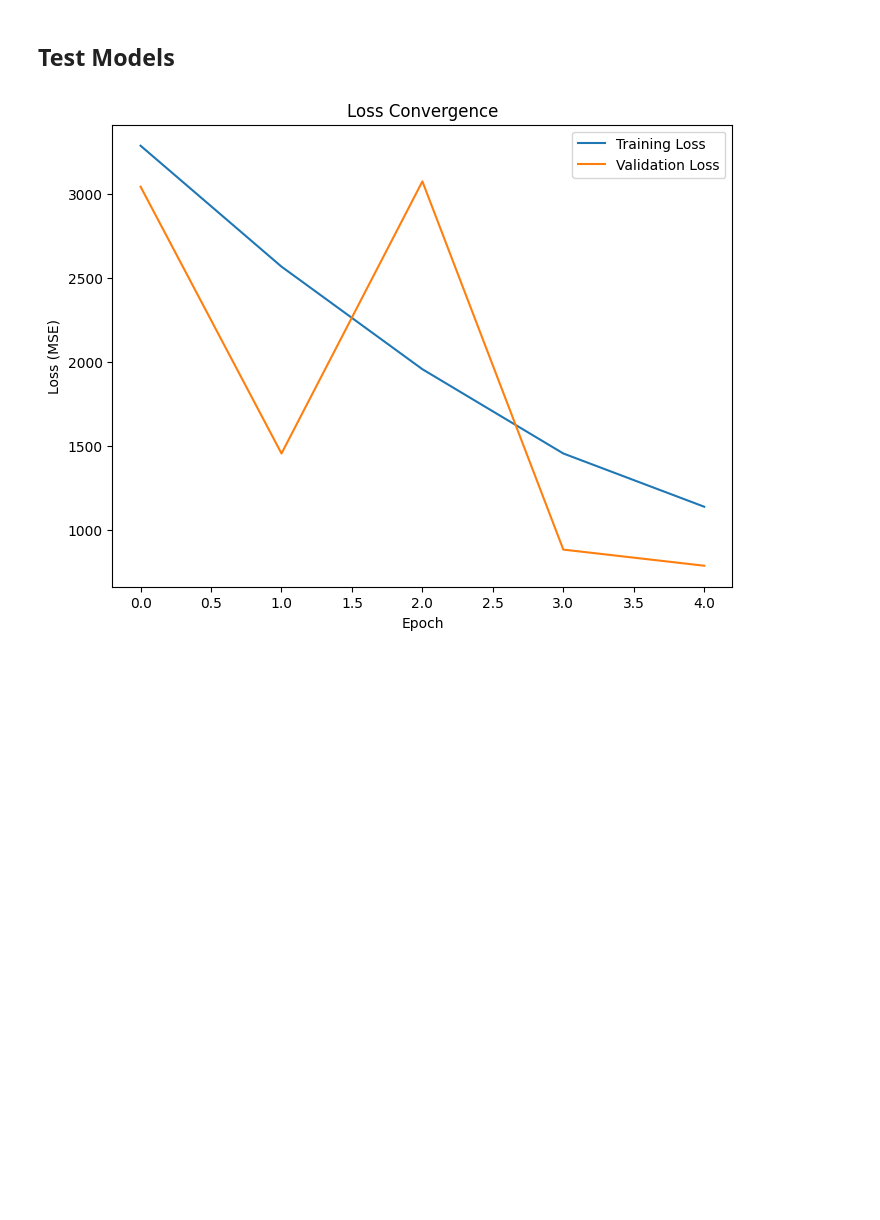
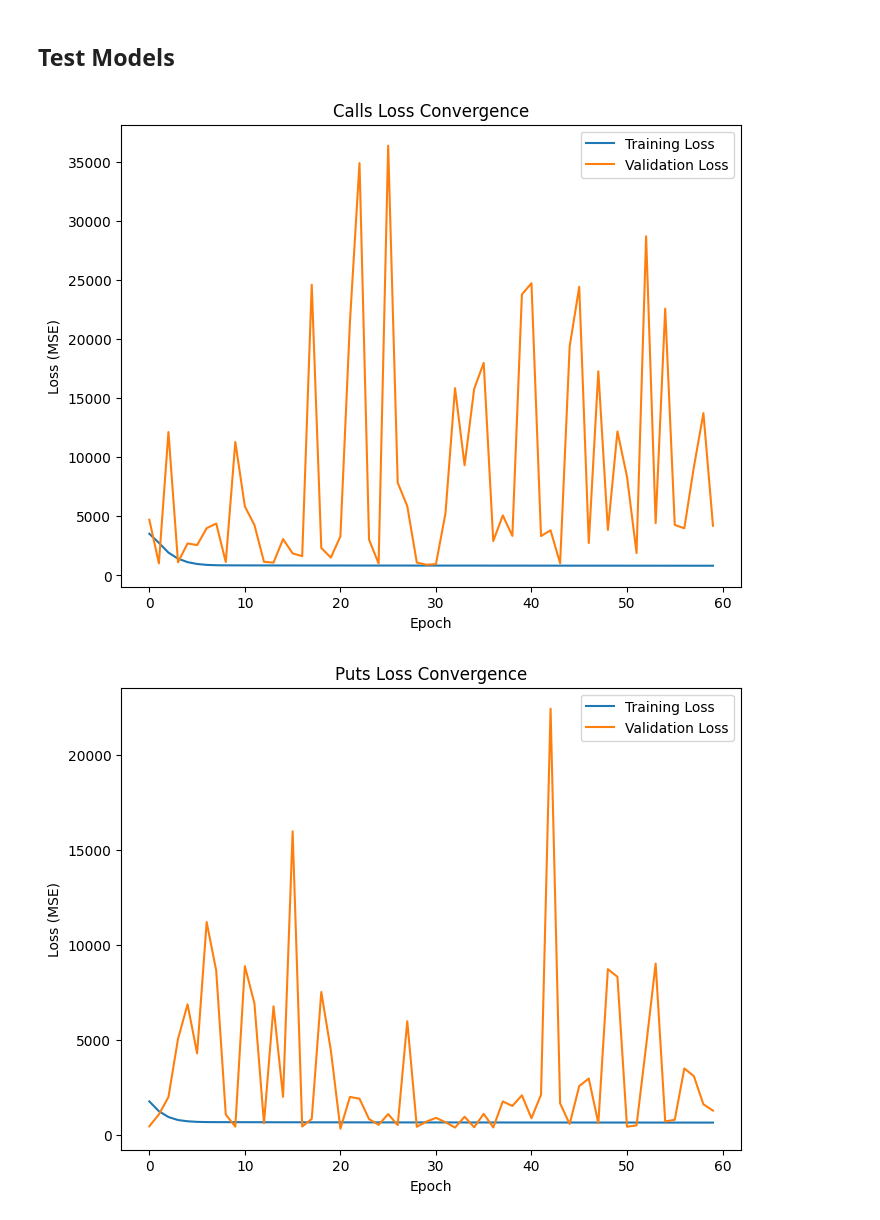
Before and after one commit to AdamK14/CS-4641-Project, a Jupyter notebook: LSTM/lstm.ipynb, the cells around one changed output. Cells and saved outputs as stored; diff of their text form; code cells hidden in the pictures; blank space fills up the shorter version.

Commit message:
reconfigured lstm

```diff
--- a/LSTM/lstm.ipynb
+++ b/LSTM/lstm.ipynb
@@ -90,9 +121,8 @@ print(calls_df.columns.tolist())
 ## Hyperparameters
 # %%
 N_TIMESTEPS = 20
-NUM_FEATURES = 7
-HIDDEN_LAYERS = 2
-BATCH_SIZE = 1024
+NUM_FEATURES = 4
+BATCH_SIZE = 4096
 EPOCHS = 60
 # %% [markdown]
 ## Rolling Window Logic
@@ -234,19 +310,37 @@ def create_lstm_model(n_timesteps, n_features, lstm_units=32, dense_layers=2, de
 # %% [markdown]
 ## Training for Calls
 # %%
-n_timesteps = X_call_train.shape[1]
-n_features = X_call_train.shape[2]
+# Suppose X_call_train is (N, 25).
+N = X_call_train.shape[0]
 
-call_model = create_lstm_model(n_timesteps=n_timesteps, n_features=n_features)
-call_model.compile(optimizer=Adam(learning_rate=1e-5), loss='mse')
+# The first 5 columns = static features
+X_call_train_static = X_call_train[:, :5]  # shape => (N, 5)
+
+# The last 20 columns = time series
+X_call_train_lstm   = X_call_train[:, 5:].reshape(N, 20, 1)  # shape => (N, 20, 1)
+
+# Do the same for X_call_test
+N_test = X_call_test.shape[0]
+X_call_test_static = X_call_test[:, :5]
+X_call_test_lstm   = X_call_test[:, 5:].reshape(N_test, 20, 1)
+
+call_model = create_multi_input_model(
+    n_timesteps=N_TIMESTEPS,
+    n_lstm_features=1,
+    n_static_features=5,
+    lstm_units=32,
+    dense_layers=2,
+    dense_units=64
+)
+call_model.compile(optimizer=Adam(learning_rate=1e-3), loss='mse')
 
 call_history = call_model.fit(
-    X_call_train,
-    y_call_train,
+    x=[X_call_train_lstm, X_call_train_static],  # multi-input
+    y=y_call_train,
     batch_size=BATCH_SIZE,
     epochs=EPOCHS,
     validation_split=0.01,
-    callbacks=[TensorBoard(log_dir='./logs')],
+    callbacks=[reduce_lr, TensorBoard(log_dir='./logs')],
     verbose=1
 )
 
@@ -286,21 +409,22 @@ put_model.save('put-lstm-v1.h5')
 # %% [markdown]
 ## Test Models
 # %%
-def plot_loss_convergence(history):
+def plot_loss_convergence(history, title):
     """
     Plots training vs validation loss over epochs.
     """
     plt.figure(figsize=(8,6))
     plt.plot(history.history['loss'], label='Training Loss')
     if 'val_loss' in history.history:
         plt.plot(history.history['val_loss'], label='Validation Loss')
-    plt.title("Loss Convergence")
+    plt.title(title)
     plt.xlabel("Epoch")
     plt.ylabel("Loss (MSE)")
     plt.legend()
     plt.show()
 
-plot_loss_convergence(call_history)
-plot_loss_convergence(put_history)
+plot_loss_convergence(call_history, "Calls Loss Convergence")
+plot_loss_convergence(put_history, "Puts Loss Convergence")
 # %% [output]
-[figure, old version]
+[figure, new version]
+[figure, added]
```
Also changed, not shown: parts of 13 cells of this notebook, 2 other files.
